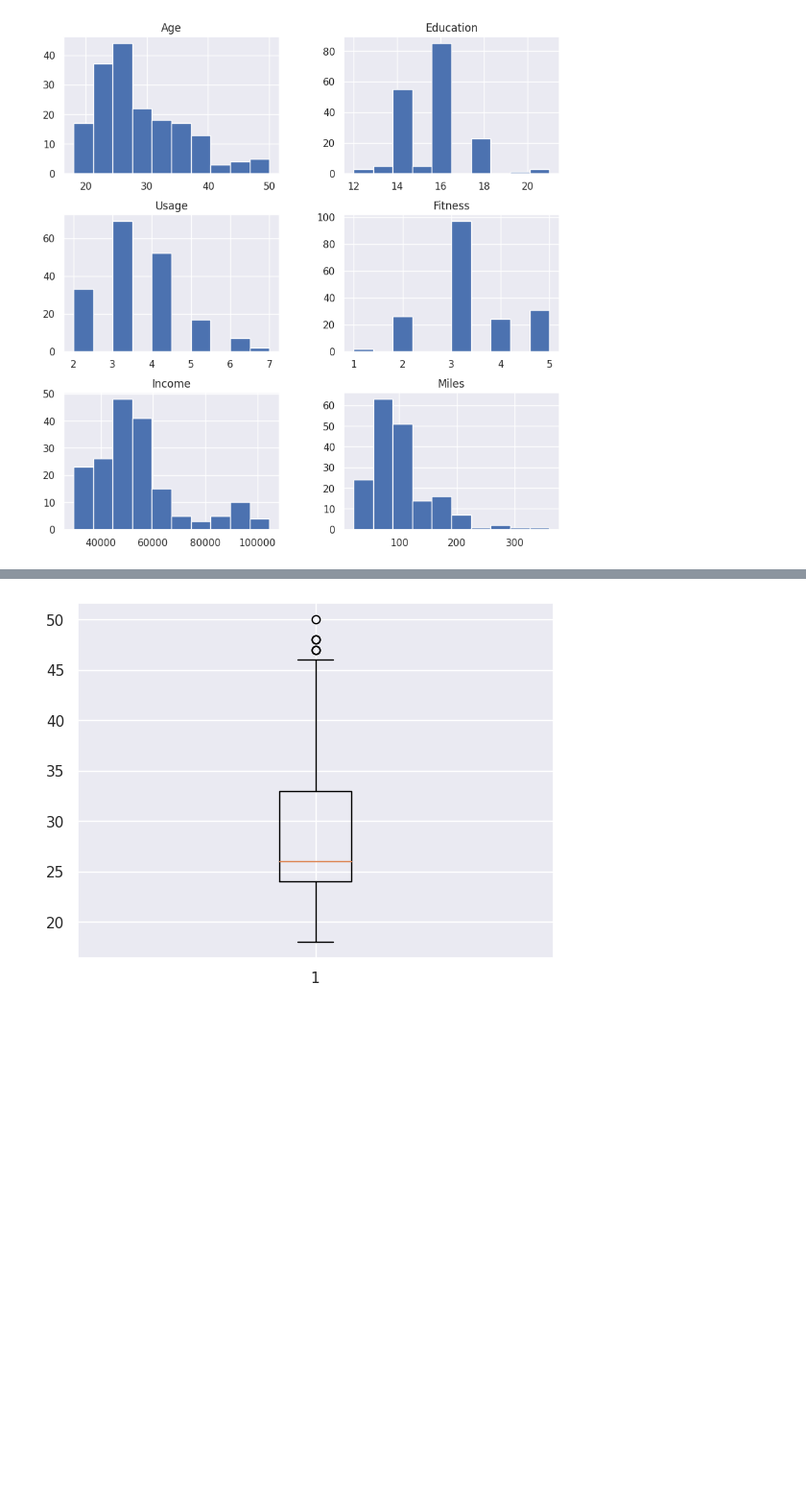
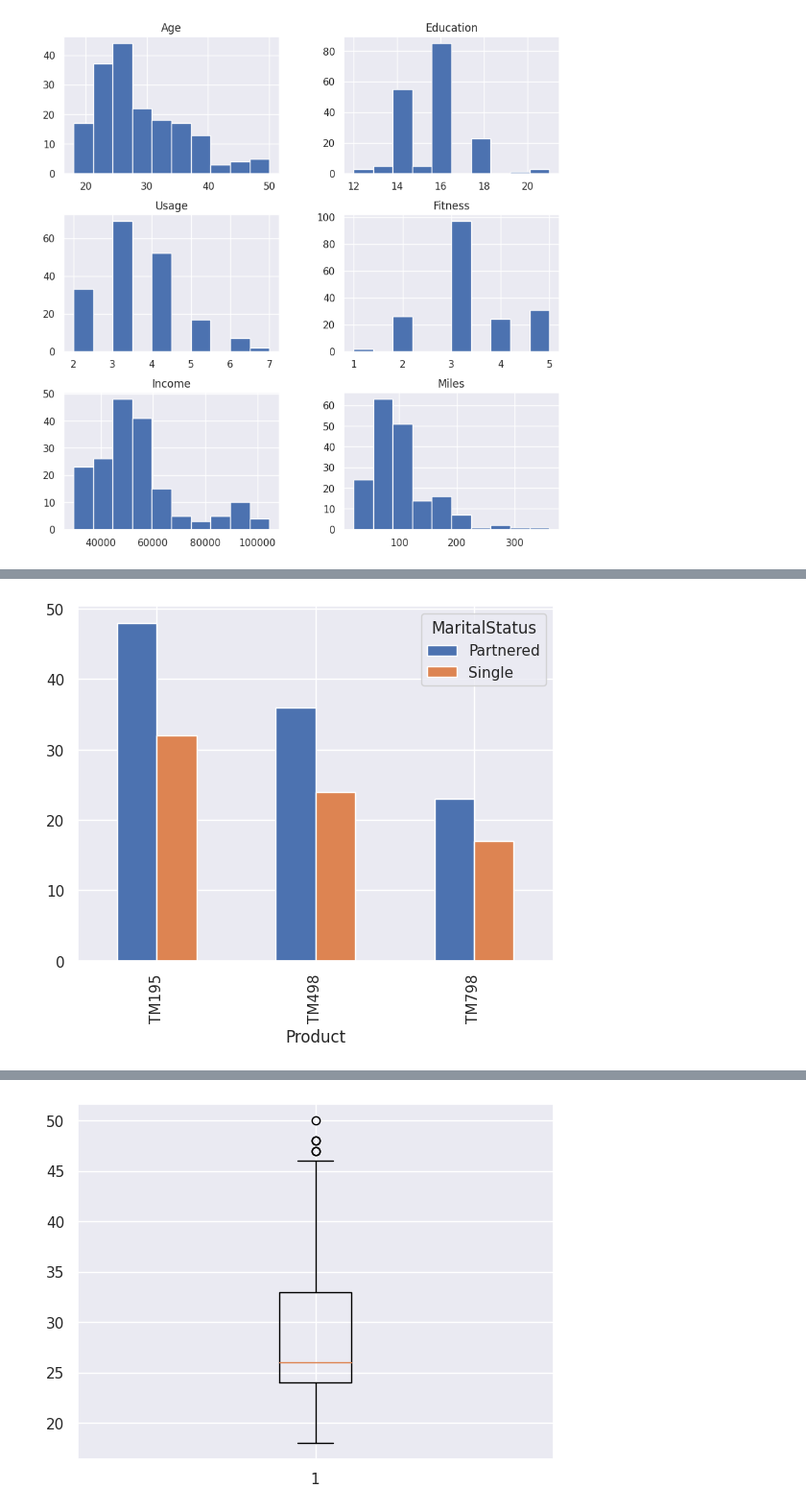
Before and after one commit to ia-nechaev/aqm2023, a Jupyter notebook: Statistics_refresher_aqm_2023_ex.ipynb, the cells around one changed output, grey strips where cells are left out. Shown at 96% size. Drawn from its saved outputs; the diff is of its cells as text; code cells hidden in the pictures; blank space fills up the shorter version.

```diff
--- a/Statistics_refresher_aqm_2023_ex.ipynb
+++ b/Statistics_refresher_aqm_2023_ex.ipynb
@@ -189,5 +201,8 @@ pd.crosstab(mydata.Product, mydata.Gender).plot(kind='bar');
 # %%
 # Is sale of different products vary by Marital status of the customer?
+pd.crosstab(mydata.Product, mydata.MaritalStatus).plot(kind='bar');
+# %% [output]
+[figure, added]
 # %% [markdown]
 Boxplot refresher:
 
```
Also changed, not shown: parts of 20 cells of this notebook.
